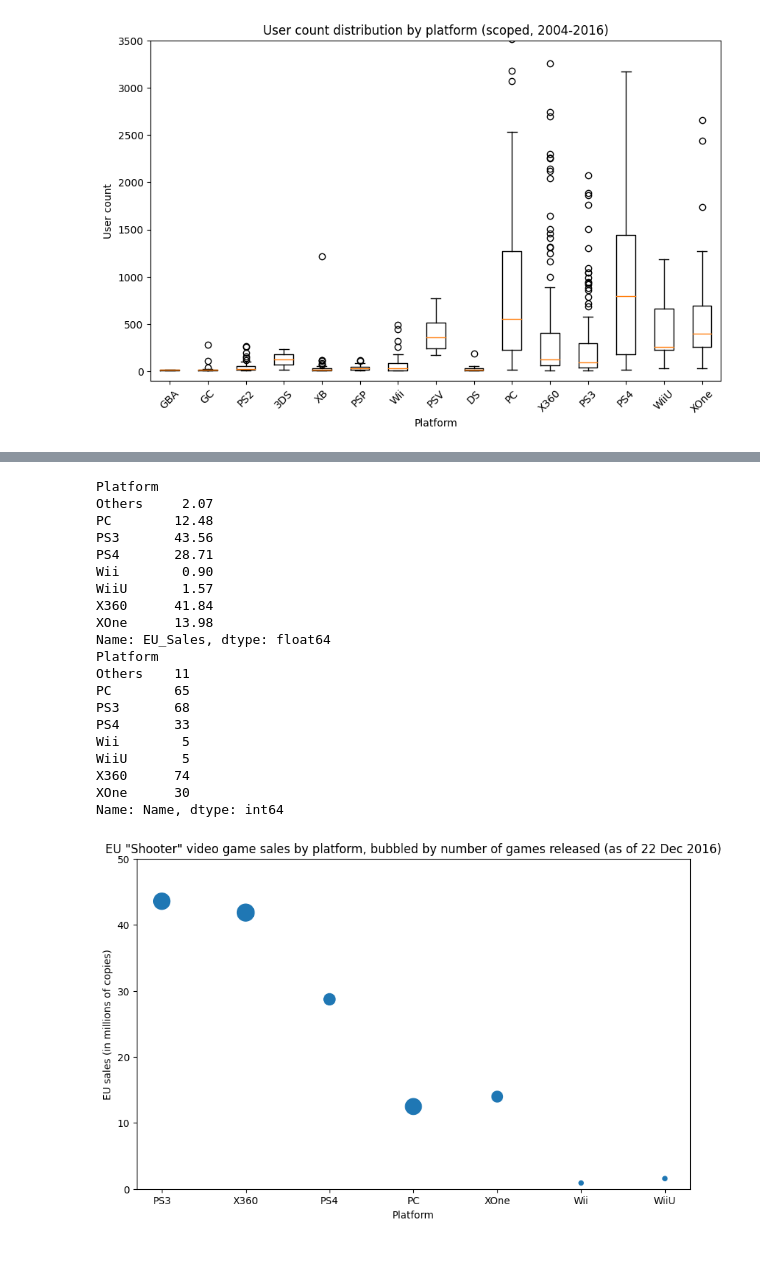
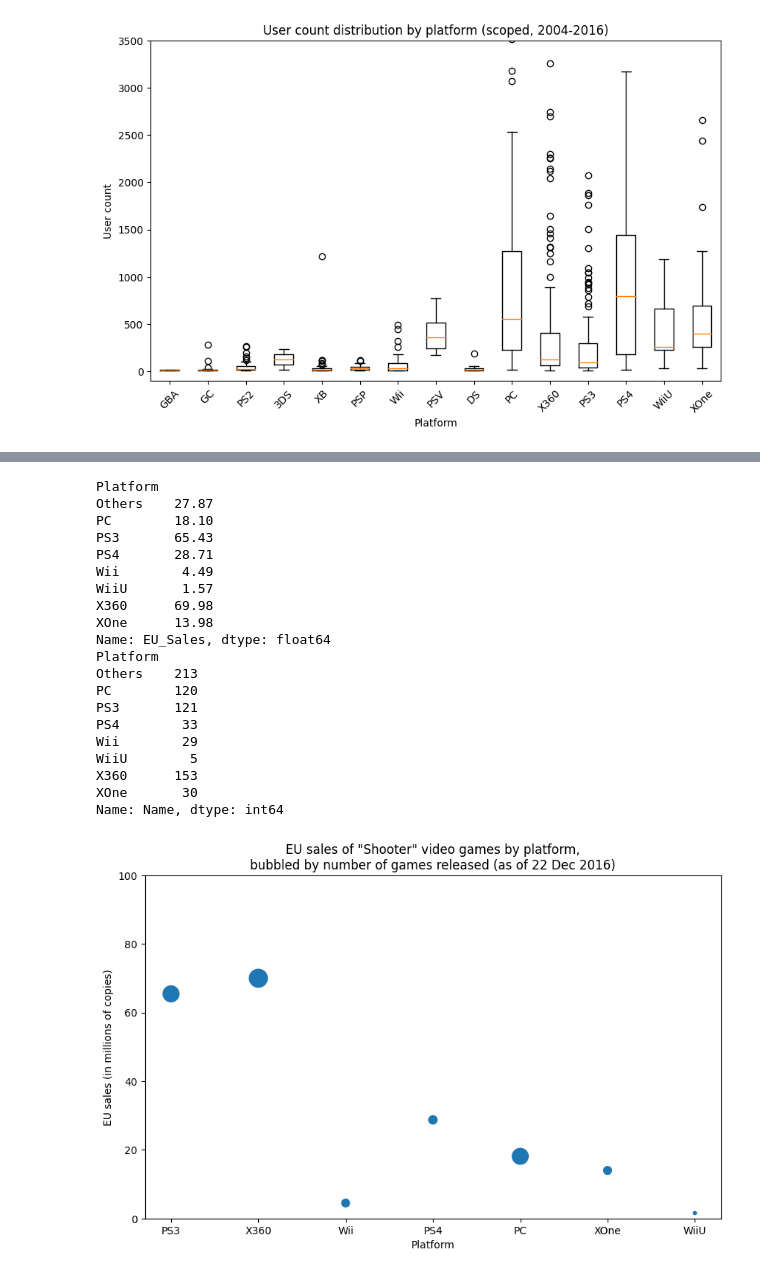
Before and after one commit to hansstanley/YongTauFoo, a Jupyter notebook: notebooks/sales_rush_kirubi.ipynb, the cells around one changed output, grey strips where cells are left out. Cells and saved outputs as stored; diff of their text form; code cells hidden in the pictures.

```diff
--- a/notebooks/sales_rush_kirubi.ipynb
+++ b/notebooks/sales_rush_kirubi.ipynb
@@ -453,9 +453,17 @@ plt.title('User count distribution by platform (scoped, 2004-2016)')
 plt.show()
 # %% [output]
 [figure]
+# %%
+data_platform_collapsed_2 = data_2004_2016.copy(deep=True)
+data_platform_collapsed_2.loc[data_2004_2016['Platform'] == 'PS2', 'Platform'] = 'Others'
+data_platform_collapsed_2.loc[data_2004_2016['Platform'] == 'PSP', 'Platform'] = 'Others'
+data_platform_collapsed_2.loc[data_2004_2016['Platform'] == 'PSV', 'Platform'] = 'Others'
+data_platform_collapsed_2.loc[data_2004_2016['Platform'] == 'DS', 'Platform'] = 'Others'
+data_platform_collapsed_2.loc[data_2004_2016['Platform'] == '3DS', 'Platform'] = 'Others'
+data_platform_collapsed_2.loc[data_2004_2016['Platform'] == 'GBA', 'Platform'] = 'Others'
+data_platform_collapsed_2.loc[data_2004_2016['Platform'] == 'GC', 'Platform'] = 'Others'
+data_platform_collapsed_2.loc[data_2004_2016['Platform'] == 'XB', 'Platform'] = 'Others'
 # %%
-data_platform_collapsed_2 = data_platform_collapsed.copy(deep=True)
-data_platform_collapsed_2.loc[data_platform_collapsed_2['Platform'] == '3DS', 'Platform'] = 'Others'
 data_eu_sales_by_platform = data_platform_collapsed_2.groupby('Platform')['EU_Sales'].sum()
 data_count_by_platform = data_platform_collapsed_2.groupby('Platform')['Name'].count()
 print(data_eu_sales_by_platform)
@@ -503,36 +511,36 @@ print(data_eu_sales_by_platform_shooter)
 print(data_count_by_platform_shooter)
 # %% [output]
 Platform
-Others     2.07
-PC        12.48
-PS3       43.56
+Others    27.87
+PC        18.10
+PS3       65.43
 PS4       28.71
-Wii        0.90
+Wii        4.49
 WiiU       1.57
-X360      41.84
+X360      69.98
 XOne      13.98
 Name: EU_Sales, dtype: float64
 Platform
-Others    11
-PC        65
-PS3       68
-PS4       33
-Wii        5
-WiiU       5
-X360      74
-XOne      30
+Others    213
+PC        120
+PS3       121
+PS4        33
+Wii        29
+WiiU        5
+X360      153
+XOne       30
 Name: Name, dtype: int64
 # %%
-chosen_platforms = ['PS3', 'X360', 'PS4', 'PC', 'XOne', 'Wii', 'WiiU']
+chosen_platforms = ['PS3', 'X360', 'Wii', 'PS4', 'PC', 'XOne', 'WiiU']
 
 plt.figure(figsize=figure_size)
 plt.scatter(chosen_platforms, [data_eu_sales_by_platform_shooter[p] for p in chosen_platforms],
-            [data_count_by_platform_shooter[p] * 4 for p in chosen_platforms])
+            s=[data_count_by_platform_shooter[p] * 2 for p in chosen_platforms])
 
 plt.xlabel('Platform')
-plt.ylim(0, 50)
+plt.ylim(0, 100)
 plt.ylabel('EU sales (in millions of copies)')
-plt.title('EU "Shooter" video game sales by platform, bubbled by number of games released (as of 22 Dec 2016)')
+plt.title('EU sales of "Shooter" video games by platform,\nbubbled by number of games released (as of 22 Dec 2016)')
 plt.show()
 # %% [output]
-[figure, old version]
+[figure, new version]
```
Also changed, not shown: parts of 3 cells of this notebook, 2 other files.
